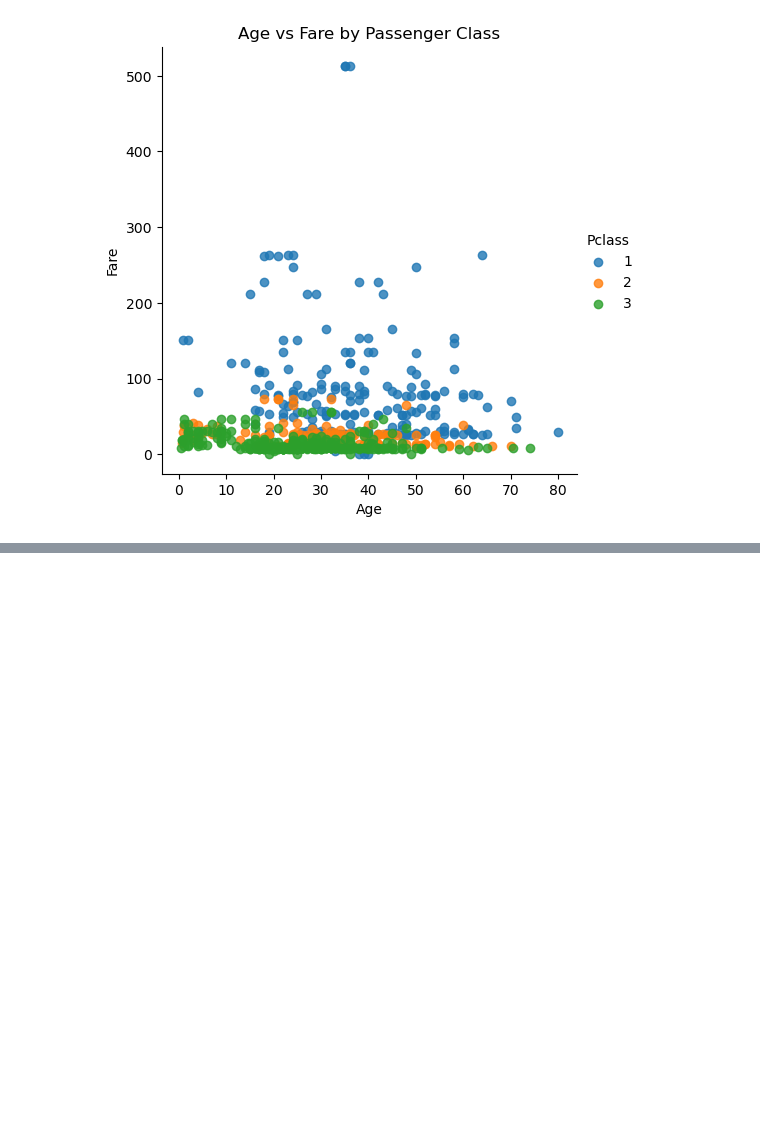
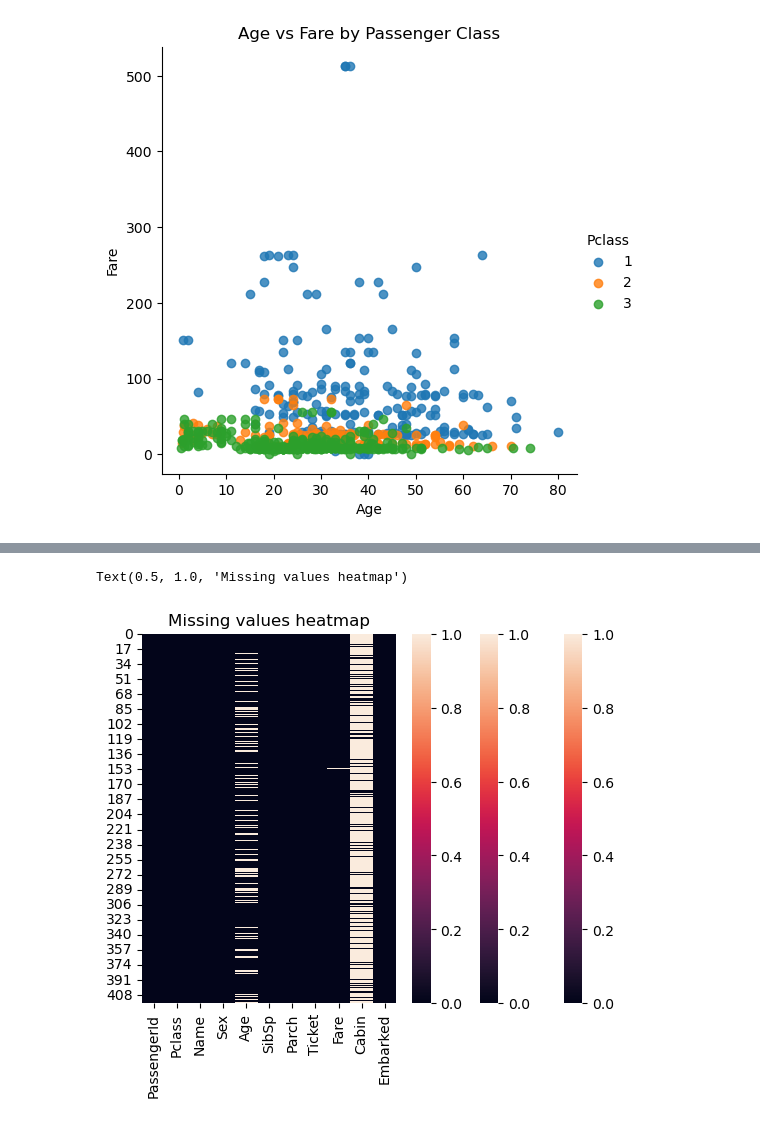
Before and after one commit to faithbitengo5-dot/Titanic_Prediction, a Jupyter notebook: Titanic.ipynb, the cells around one changed output, grey strips where cells are left out. Saved outputs shown, nothing was run; the diff lists cells and outputs as text; code cells hidden in the pictures; blank space fills up the shorter version.

```diff
--- a/Titanic.ipynb
+++ b/Titanic.ipynb
@@ -235,0 +295,10 @@ plt.show()
+# %%
+sns.heatmap(test.isnull(),cbar=True).set_title('Missing values heatmap')
+# %% [output]
+Text(0.5, 1.0, 'Missing values heatmap')
+# %%
+sns.heatmap(test.isnull(), cbar=True)
+plt.title('Missing values heatmap')
+plt.show()
+# %% [output]
+[figure, added]
```
Also changed, not shown: parts of 20 cells of this notebook.
